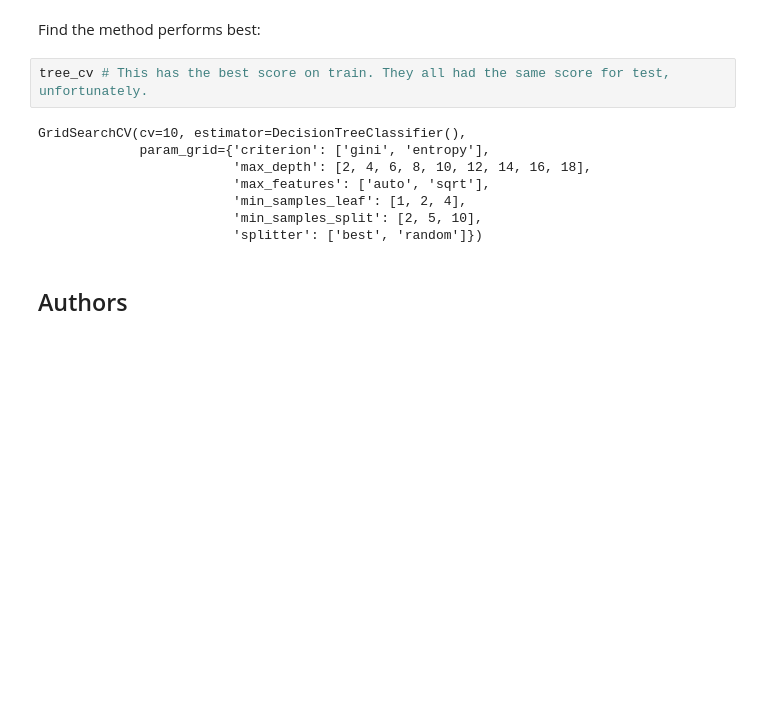
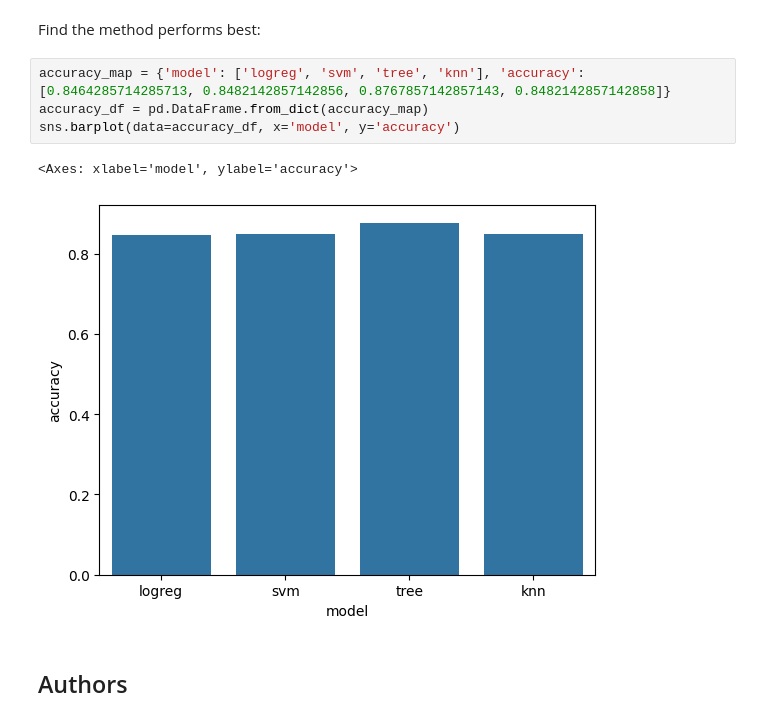
Before and after one commit to zszebenyi/IBM_Data_Science_Course_10, a Jupyter notebook: Week 4/SpaceX_Machine_Learning_Prediction_Part_5_jupyterlite.ipynb, the cells around one changed output. Drawn from its saved outputs; the diff is of its cells as text; blank space fills up the shorter version.

```diff
--- a/Week 4/SpaceX_Machine_Learning_Prediction_Part_5_jupyterlite.ipynb
+++ b/Week 4/SpaceX_Machine_Learning_Prediction_Part_5_jupyterlite.ipynb
@@ -323,16 +323,13 @@ plot_confusion_matrix(Y_test,yhat)
 ## TASK  12
 # %% [markdown]
 Find the method performs best:
-# %%
-tree_cv # This has the best score on train. They all had the same score for test, unfortunately.
-# %% [output]
-GridSearchCV(cv=10, estimator=DecisionTreeClassifier(),
-             param_grid={'criterion': ['gini', 'entropy'],
-                         'max_depth': [2, 4, 6, 8, 10, 12, 14, 16, 18],
-                         'max_features': ['auto', 'sqrt'],
-                         'min_samples_leaf': [1, 2, 4],
-                         'min_samples_split': [2, 5, 10],
-                         'splitter': ['best', 'random']})
+# %%
+accuracy_map = {'model': ['logreg', 'svm', 'tree', 'knn'], 'accuracy': [0.8464285714285713, 0.8482142857142856, 0.8767857142857143, 0.8482142857142858]}
+accuracy_df = pd.DataFrame.from_dict(accuracy_map)
+sns.barplot(data=accuracy_df, x='model', y='accuracy')
+# %% [output]
+<Axes: xlabel='model', ylabel='accuracy'>
+[figure, added]
 # %% [markdown]
 ## Authors
 # %% [markdown]
```
Also changed, not shown: parts of 1 cell of this notebook.
